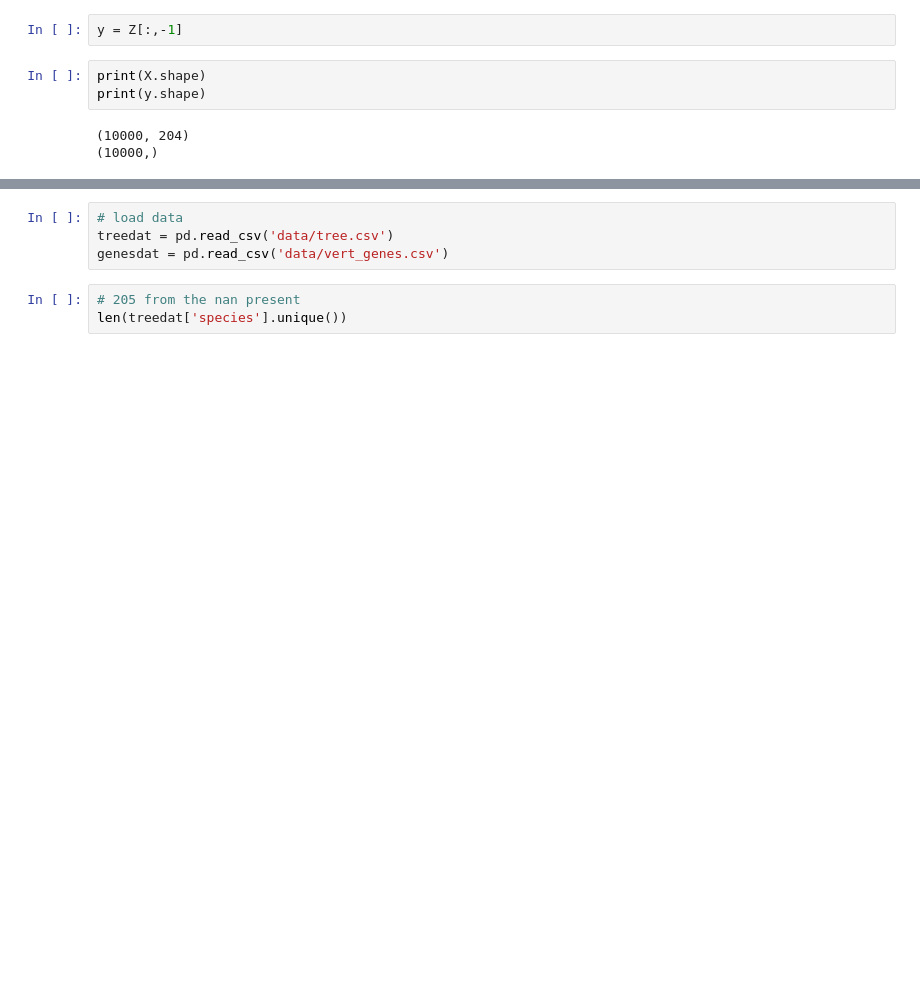
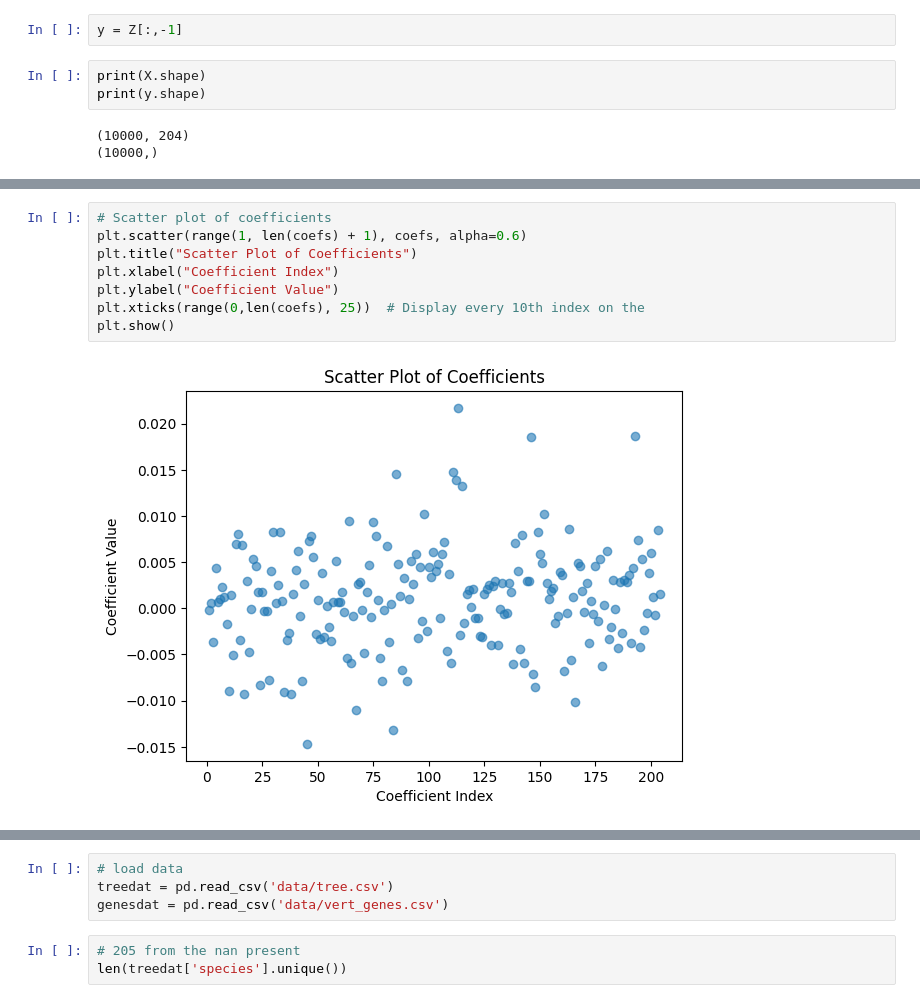
Before and after one commit to alexandermittet/ModComp, a Jupyter notebook: mainCopyLegHer.ipynb, the cells around one changed output, grey strips where cells are left out. Saved outputs shown, nothing was run; the diff lists cells and outputs as text; blank space fills up the shorter version.

```diff
--- a/mainCopyLegHer.ipynb
+++ b/mainCopyLegHer.ipynb
@@ -193,0 +209,10 @@ TEST. r2: 0.300, MSE: 3670.268
+# %%
+# Scatter plot of coefficients
+plt.scatter(range(1, len(coefs) + 1), coefs, alpha=0.6)
+plt.title("Scatter Plot of Coefficients")
+plt.xlabel("Coefficient Index")
+plt.ylabel("Coefficient Value")
+plt.xticks(range(0,len(coefs), 25))  # Display every 10th index on the
+plt.show()
+# %% [output]
+[figure, added]
```
Also changed, not shown: parts of 7 cells of this notebook, 1 other file.
